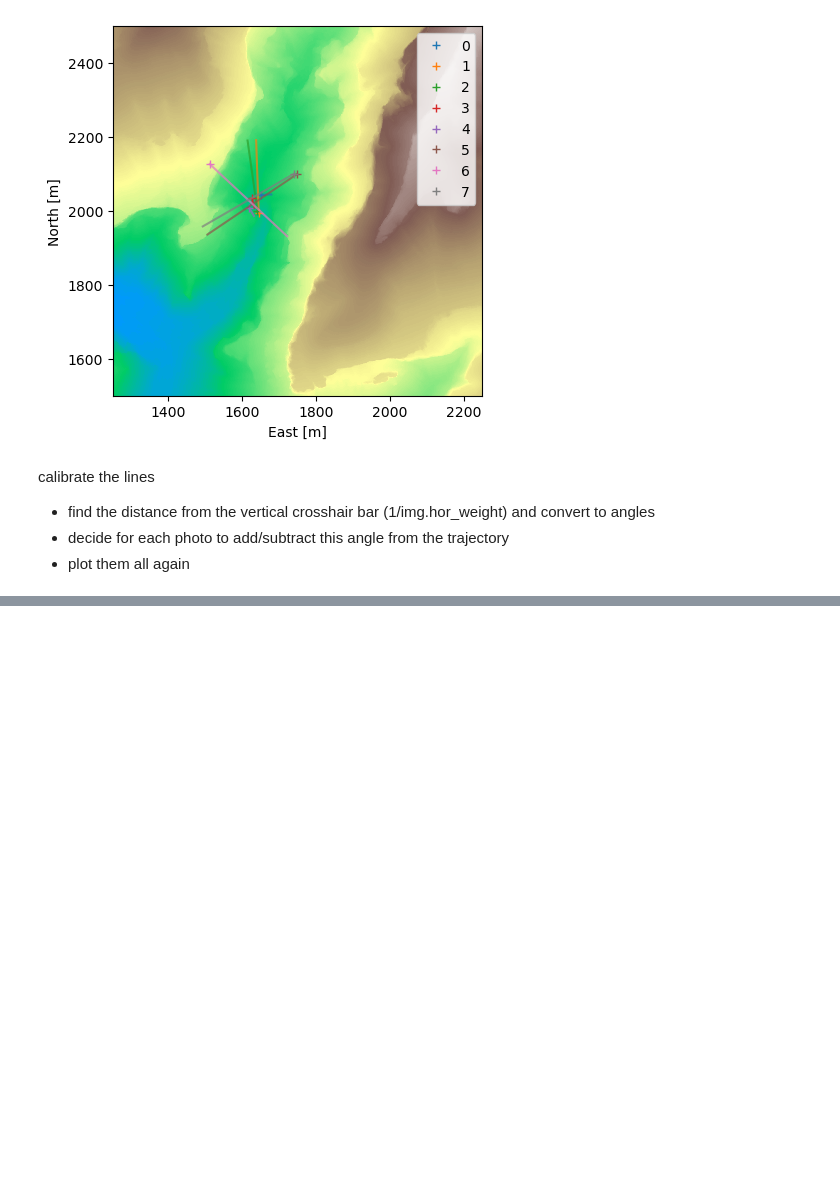
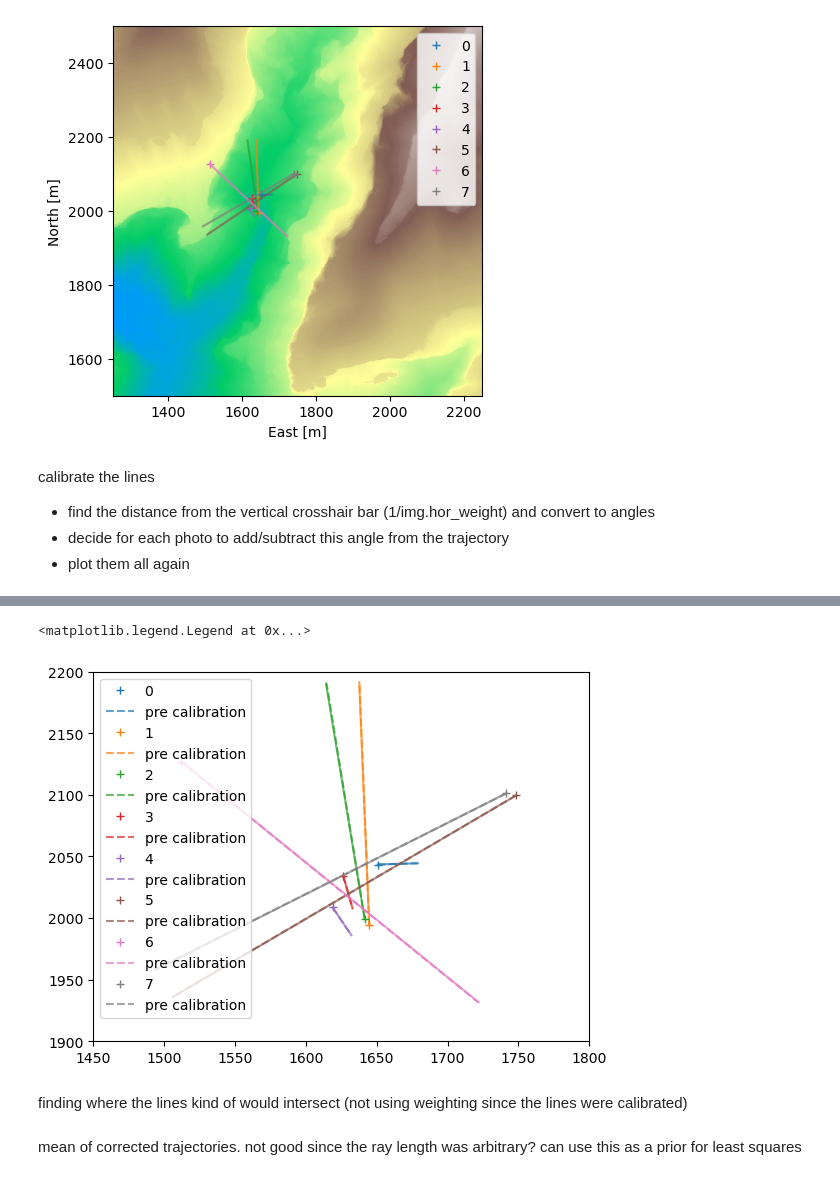
Before and after one commit to KomalKaur0/eigsep_hrzn_mapping, a Jupyter notebook: notebooks/horizon.ipynb, the cells around one changed output, grey strips where cells are left out. Saved outputs shown, nothing was run; the diff lists cells and outputs as text; code cells hidden in the pictures; blank space fills up the shorter version.

```diff
--- a/notebooks/horizon.ipynb
+++ b/notebooks/horizon.ipynb
@@ -232,0 +238,34 @@ angle_diff_7 = (1 / img7.hor_weight) * angle_per_pix  #type: ignore
+# %%
+# all photos and trajectories on canyon after angle calibration
+fig, ax = plt.subplots()
+# plot_img(ax, dem.data, dem.res)
+corrected_easts = [0,0,0,0,0,0,0,0]  # array to store the corrected easts
+corrected_norths = [0,0,0,0,0,0,0,0]  # array to store the corrected norths
+
+for enu_idx in range(len(enus)):
+    az = np.deg2rad(imgs[enu_idx].heading)  # type: ignore
+    az_corr = np.deg2rad(imgs[enu_idx].heading) + corrs[enu_idx]  # type: ignore
+    pitch = np.deg2rad(imgs[enu_idx].angle_up)  # type: ignore
+    r = np.array([0, 300])
+    easts = r * np.sin(az) * np.cos(pitch) + enus[enu_idx][0]
+    easts_corr = r * np.sin(az_corr) * np.cos(pitch) + enus[enu_idx][0]
+    norths = r * np.cos(az) * np.cos(pitch) + enus[enu_idx][1]
+    norths_corr = r * np.cos(az_corr) * np.cos(pitch) + enus[enu_idx][1]
+
+    corrected_easts[enu_idx] = easts_corr
+    corrected_norths[enu_idx] = norths_corr
+
+    line, = ax.plot([enus[enu_idx][0]], [enus[enu_idx][1]], '+', label=enu_idx)
+    ax.plot(easts_corr, norths_corr, color=line.get_color(), alpha=0.7)
+    ax.plot(easts, norths, color=line.get_color(), alpha=0.7, linestyle='dashed', label='pre calibration')
+
+ax.set_xlim(1450, 1800)
+ax.set_ylim(1900, 2200)
+plt.legend(loc="best")
+# %% [output]
+<matplotlib.legend.Legend at 0x...>
+[figure, added]
+# %% [markdown]
+finding where the lines kind of would intersect (not using weighting since the lines were calibrated)
+# %% [markdown]
+mean of corrected trajectories. not good since the ray length was arbitrary? can use this as a prior for least squares
```
Also changed, not shown: parts of 9 cells of this notebook.
